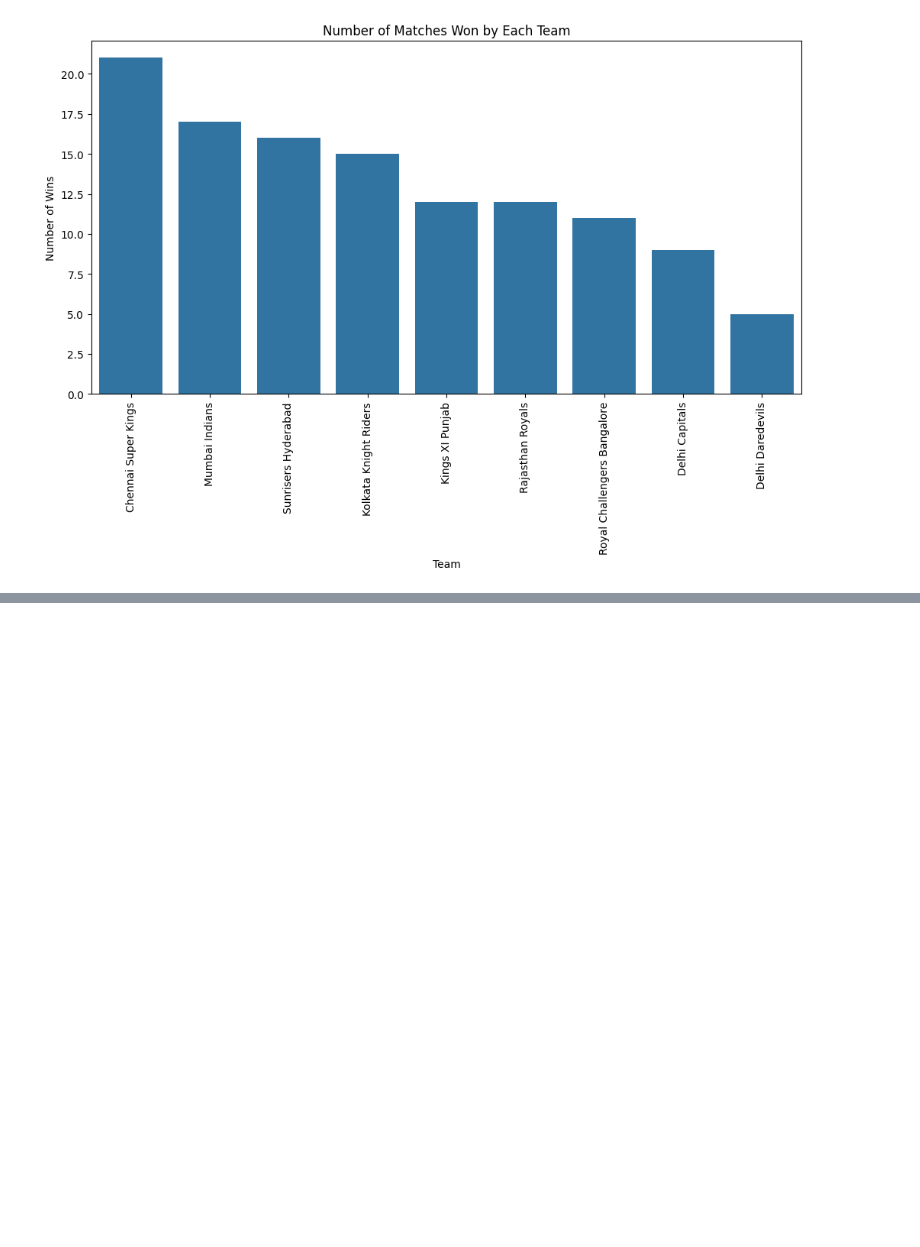
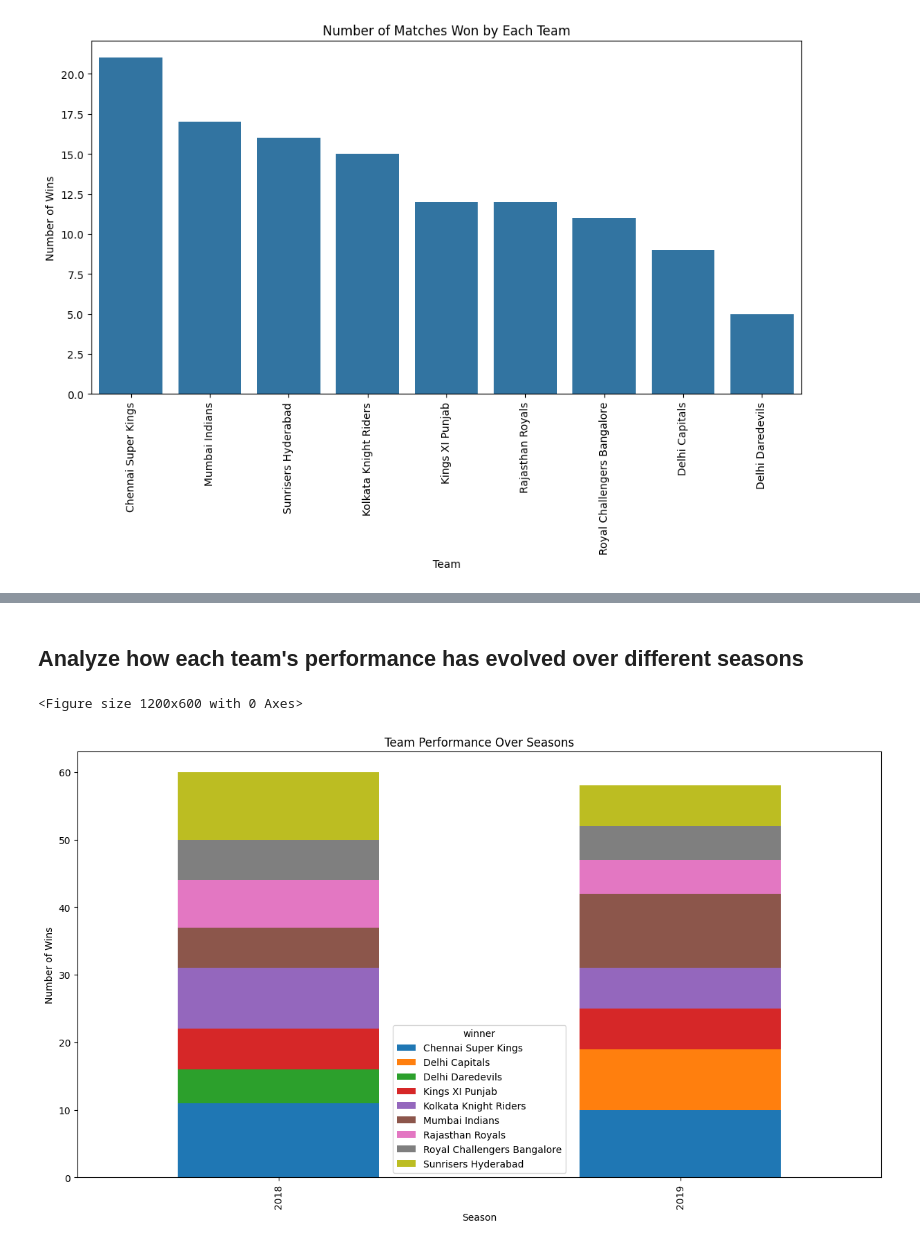
Before and after one commit to Parthvi579/Exploratory-Data-Analysis---Sports, a Jupyter notebook: Script/Indian Premier league.ipynb, the cells around one changed output, grey strips where cells are left out. Drawn from its saved outputs; the diff is of its cells as text; code cells hidden in the pictures; blank space fills up the shorter version.

```diff
--- a/Script/Indian Premier league.ipynb
+++ b/Script/Indian Premier league.ipynb
@@ -274,0 +297,13 @@ plt.show()
+# %% [markdown]
+## Analyze how each team's performance has evolved over different seasons
+# %%
+plt.figure(figsize=(12, 6))
+team_season_wins = df2.groupby(['season', 'winner']).size().unstack(fill_value=0)
+team_season_wins.plot(kind='bar', stacked=True, figsize=(15, 8))
+plt.title('Team Performance Over Seasons')
+plt.xlabel('Season')
+plt.ylabel('Number of Wins')
+plt.show()
+# %% [output]
+<Figure size 1200x600 with 0 Axes>
+[figure, added]
```
Also changed, not shown: parts of 32 cells of this notebook.
